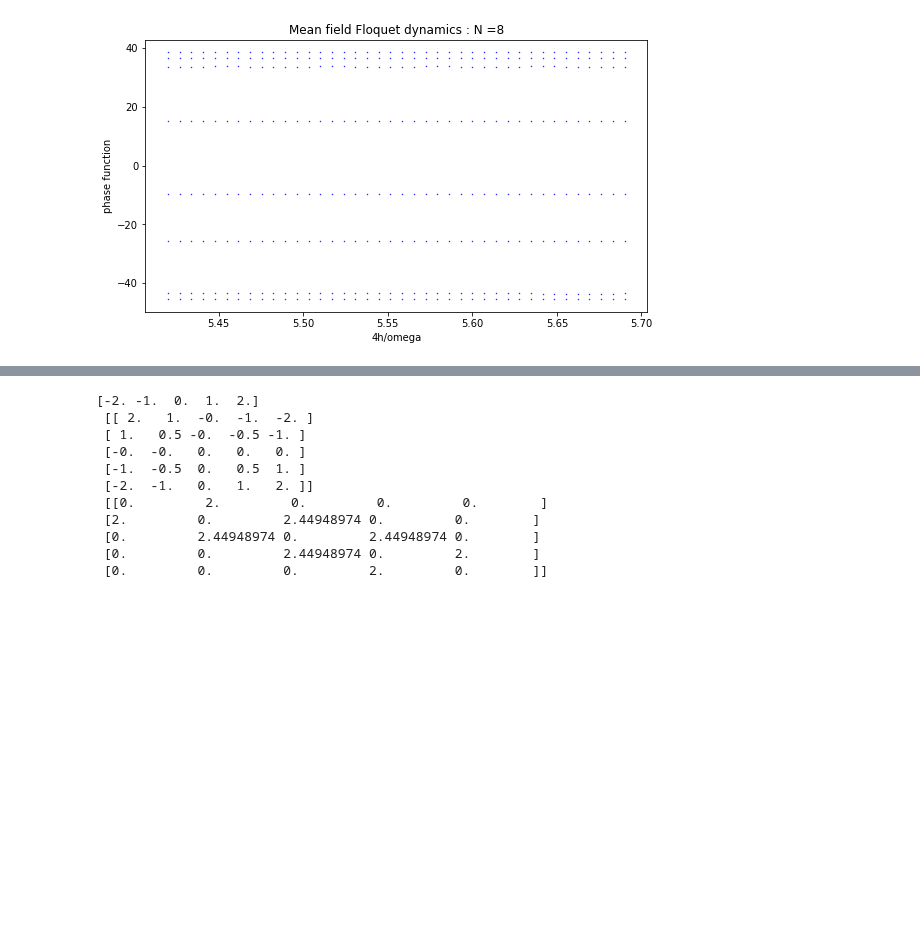
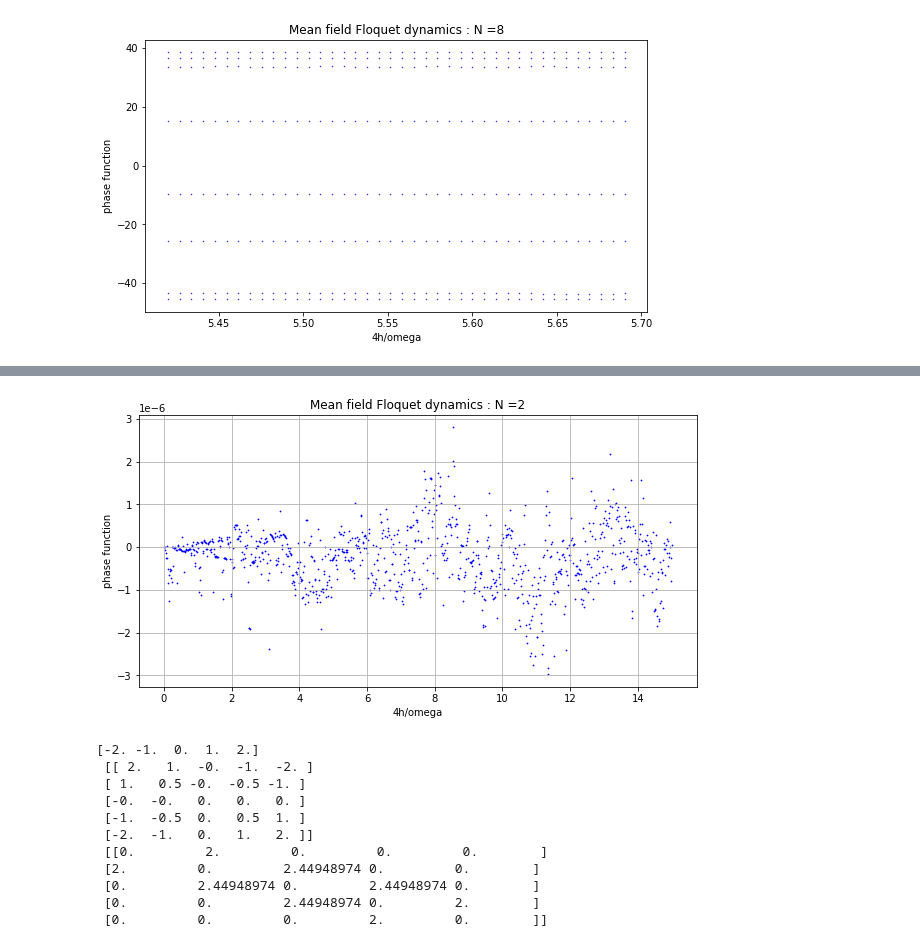
Before and after one commit to SuperStarCZ/floquet_theory, a Jupyter notebook: floquet_mfd.ipynb, the cells around one changed output, grey strips where cells are left out. Drawn from its saved outputs; the diff is of its cells as text; code cells hidden in the pictures; blank space fills up the shorter version.

```diff
--- a/floquet_mfd.ipynb
+++ b/floquet_mfd.ipynb
@@ -426,0 +453,81 @@ time taken 0.050130550066630045 minute
+# %%
+# experiment  225566    xxz model
+
+import numpy as np
+from odeintw import odeintw
+import matplotlib.pyplot as plt
+from multiprocessing import Pool
+from numpy.linalg import multi_dot, norm, eig
+import math
+import time
+start = time.time()
+
+N = 2
+h0 = 0.1
+omega = 40.0
+w = omega
+tsteps = 1000
+hsteps = 1000
+hs = np.linspace(.1,150,hsteps)
+ampp = (np.ones((N,len(hs))) * hs).T
+psi = np.eye(N) + 1j * np.zeros((N,N))
+floqEvolution_mat = np.zeros((N,N)) + 1j * np.zeros((N,N))
+H0 = np.zeros((N,N))
+H1 = np.zeros((N,N))
+
+sx = np.array([[0, 1],[ 1, 0]])
+sy = np.array([[0, -1j],[1j, 0]])
+sz = np.array([[1, 0],[0, -1]])
+
+def delta_func(x,y):
+        if ( x == y ):
+            return 1.0
+        else:
+            return 0.0
+
+def floq_jac(psi0, t, h, h0, H1, H0, w):
+    drive = h0 + h * np.cos(w * t)
+    jac = 1j * (H0 + N * drive * H1)
+    return jac
+
+def floq_func(psi0, t, h, h0, H1, H0, w):
+    floq_h = np.dot(floq_jac(psi0, t, h, h0, H1, H0, w), psi0)
+    return floq_h
+
+def floq_evolv(psi,H0,H1,h,w):
+    T = 2 * np.pi/w
+    t = np.linspace(0,2 * np.pi/w,tsteps)
+    floqEvolution_mat = np.zeros((N,N)) + 1j * np.zeros((N,N))
+
+    for m in np.arange(N):
+        psi0 = psi[m]
+        psi_t = odeintw(floq_func,psi0,t,args=(h, h0, H1, H0, w))
+        floqEvolution_mat[m] = psi_t[-1]
+    evals, evecs = eig(floqEvolution_mat)
+    phasefunc = 1j  * np.log(evals + 1j * 0) * omega/(2 * np.pi)
+    return phasefunc
+
+if __name__ == '__main__':
+    nprocs = 2
+    p = Pool(processes = nprocs)
+    #print("running for N = ", N, "with",nprocs,"processors")
+    start = time.time()
+
+    H0 = sx * sx/ (2 * N)
+    H1 = sz
+
+    data = p.starmap(floq_evolv,[(psi,H0,H1,h,w) for h in hs])
+
+    print('time taken',(time.time()-start)/60.0,'minute')
+    title = "Mean field Floquet dynamics : N =" + str(N)
+    plt.figure(figsize = (10,5))
+    for xx in np.arange(len(hs)):
+        plt.scatter(4 * ampp[xx]/omega, data[xx].r,\
+                    color = 'blue', marker='.', s = 1.0)
+    plt.title(title)
+    plt.xlabel("4h/omega")
+    plt.ylabel("phase function")
+    #plt.ylim(.19,.21)
+    plt.grid()
+    plt.show()
+# %% [output]
@@ -427,3 +535,4 @@ time taken 0.050130550066630045 minute
+[figure, added]
 # %%
 ## work just here
 
```
Also changed, not shown: parts of 4 cells of this notebook.
